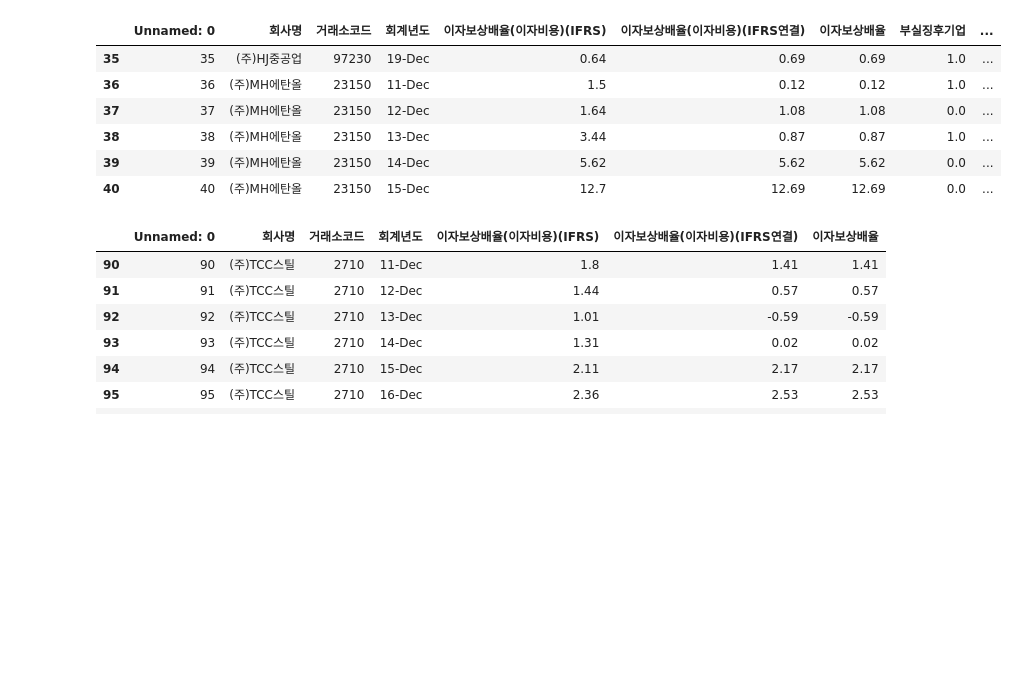
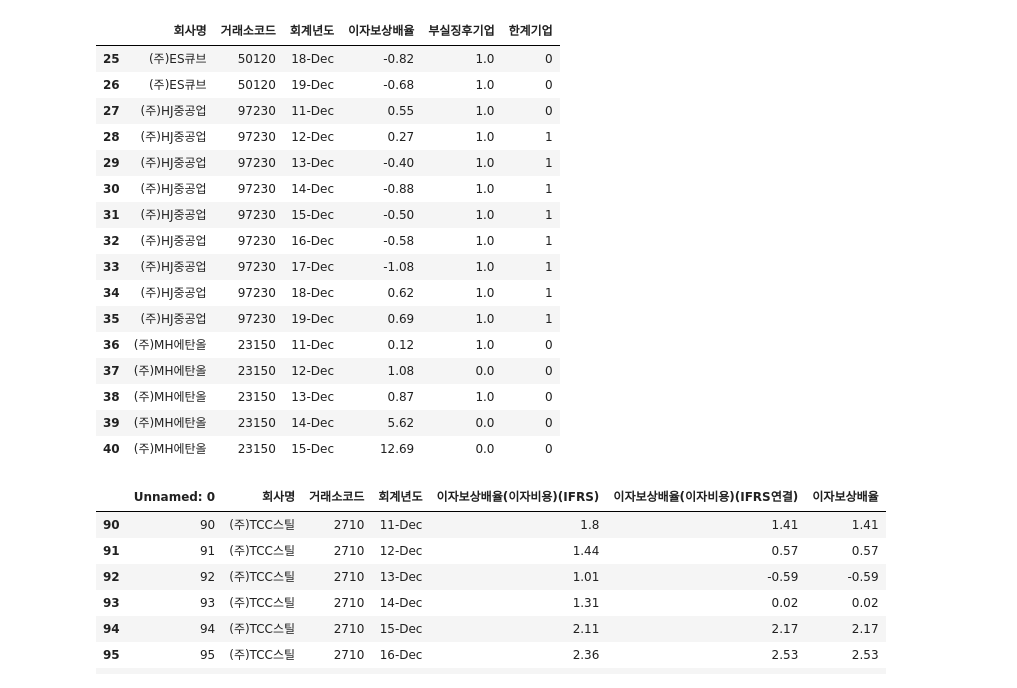
Before and after one commit to Penta-Audit-Technology/jh, a Jupyter notebook: 2011년전체데이터.ipynb, the cells around one changed output. Drawn from its saved outputs; the diff is of its cells as text; code cells hidden in the pictures; blank space fills up the shorter version.

```diff
--- a/2011년전체데이터.ipynb
+++ b/2011년전체데이터.ipynb
@@ -3,5 +3,6 @@ import pandas as pd
 import numpy as np
 
 df = pd.read_csv('./csv/전체데이터_2011_코스피코스닥_1차전처리_v1.0.csv', encoding='cp949')
+df.drop(columns=['Unnamed: 0','이자보상배율(이자비용)(IFRS)','이자보상배율(이자비용)(IFRS연결)'],axis=1,  inplace=True)
 df
 # %% [output]
@@ -120,11 +137,3 @@ df # 999999999는 일단 생각하지 않은 채로 진행합니다.
 #     else:
 #         df.loc[i,'한계기업'] = 0
 # df
-# %%
-df['한계기업'] = 0
-for i in range(len(df)-2): # 3년 연속 부실징후가 1일 때
-    if df['이자보상배율'][i] < 1:
-        if df['이자보상배율'][i+1] < 1:
-            if df['이자보상배율'][i+2] < 1:
-                df['한계기업'][i+2] = 1
-df
@@ -148,0 +140,23 @@ See the caveats in the documentation: https://pandas.pydata.org/pandas-docs/stab
+# %%
+df['한계기업'] = 0
+for i in range(len(df)-2): # 3년 연속 부실징후가 1일 때
+    if df['부실징후기업'][i] == 1:
+        if df.loc[i,'회사명'] == df.loc[i+1,'회사명']:
+            if df['부실징후기업'][i+1] == 1:
+                if df['부실징후기업'][i+2] == 1:
+                    df['한계기업'][i+2] = 1
+        if df.loc[i,'회사명'] == df.loc[i-1,'회사명']:
+            if df['부실징후기업'][i] == 1:
+                if df['부실징후기업'][i+1] == 1:
+                    if df['부실징후기업'][i+2] == 1:
+                        df['한계기업'][i+2] = 1
+        elif df.loc[i,'회사명'] != df.loc[i-1,'회사명']:
+            if df['부실징후기업'][i] == 1:
+                df['한계기업'][i] = 0
+            else:
+                df['한계기업'][i] = 0
+        if df.loc[i,'회사명'] != df.loc[i-1,'회사명'] and df.loc[i,'회사명'] != df.loc[i-2,'회사명']:
+
+    if df['부실징후기업'][i] == 2:
+        df['한계기업'][i] = 2
+df
@@ -149,13 +193,23 @@ See the caveats in the documentation: https://pandas.pydata.org/pandas-docs/stab
 # %%
-df.loc[35:40]
+df.loc[25:40]
 # %% [output]
-|  | Unnamed: 0 | 회사명 | 거래소코드 | 회계년도 | 이자보상배율(이자비용)(IFRS) | 이자보상배율(이자비용)(IFRS연결) | 이자보상배율 | 부실징후기업 | ... |
-| 35 | 35 | (주)HJ중공업 | 97230 | 19-Dec | 0.64 | 0.69 | 0.69 | 1.0 | ... |
-| 36 | 36 | (주)MH에탄올 | 23150 | 11-Dec | 1.5 | 0.12 | 0.12 | 1.0 | ... |
-| 37 | 37 | (주)MH에탄올 | 23150 | 12-Dec | 1.64 | 1.08 | 1.08 | 0.0 | ... |
-| 38 | 38 | (주)MH에탄올 | 23150 | 13-Dec | 3.44 | 0.87 | 0.87 | 1.0 | ... |
-| 39 | 39 | (주)MH에탄올 | 23150 | 14-Dec | 5.62 | 5.62 | 5.62 | 0.0 | ... |
-| 40 | 40 | (주)MH에탄올 | 23150 | 15-Dec | 12.7 | 12.69 | 12.69 | 0.0 | ... |
+|  | 회사명 | 거래소코드 | 회계년도 | 이자보상배율 | 부실징후기업 | 한계기업 |
+| 25 | (주)ES큐브 | 50120 | 18-Dec | -0.82 | 1.0 | 0 |
+| 26 | (주)ES큐브 | 50120 | 19-Dec | -0.68 | 1.0 | 0 |
+| 27 | (주)HJ중공업 | 97230 | 11-Dec | 0.55 | 1.0 | 0 |
+| 28 | (주)HJ중공업 | 97230 | 12-Dec | 0.27 | 1.0 | 1 |
+| 29 | (주)HJ중공업 | 97230 | 13-Dec | -0.40 | 1.0 | 1 |
+| 30 | (주)HJ중공업 | 97230 | 14-Dec | -0.88 | 1.0 | 1 |
+| 31 | (주)HJ중공업 | 97230 | 15-Dec | -0.50 | 1.0 | 1 |
+| 32 | (주)HJ중공업 | 97230 | 16-Dec | -0.58 | 1.0 | 1 |
+| 33 | (주)HJ중공업 | 97230 | 17-Dec | -1.08 | 1.0 | 1 |
+| 34 | (주)HJ중공업 | 97230 | 18-Dec | 0.62 | 1.0 | 1 |
+| 35 | (주)HJ중공업 | 97230 | 19-Dec | 0.69 | 1.0 | 1 |
+| 36 | (주)MH에탄올 | 23150 | 11-Dec | 0.12 | 1.0 | 0 |
+| 37 | (주)MH에탄올 | 23150 | 12-Dec | 1.08 | 0.0 | 0 |
+| 38 | (주)MH에탄올 | 23150 | 13-Dec | 0.87 | 1.0 | 0 |
+| 39 | (주)MH에탄올 | 23150 | 14-Dec | 5.62 | 0.0 | 0 |
+| 40 | (주)MH에탄올 | 23150 | 15-Dec | 12.69 | 0.0 | 0 |
 # %%
 df[df['회사명']=='(주)TCC스틸']
 # %% [output]
```
Also changed, not shown: parts of 6 cells of this notebook, 30 other files.
